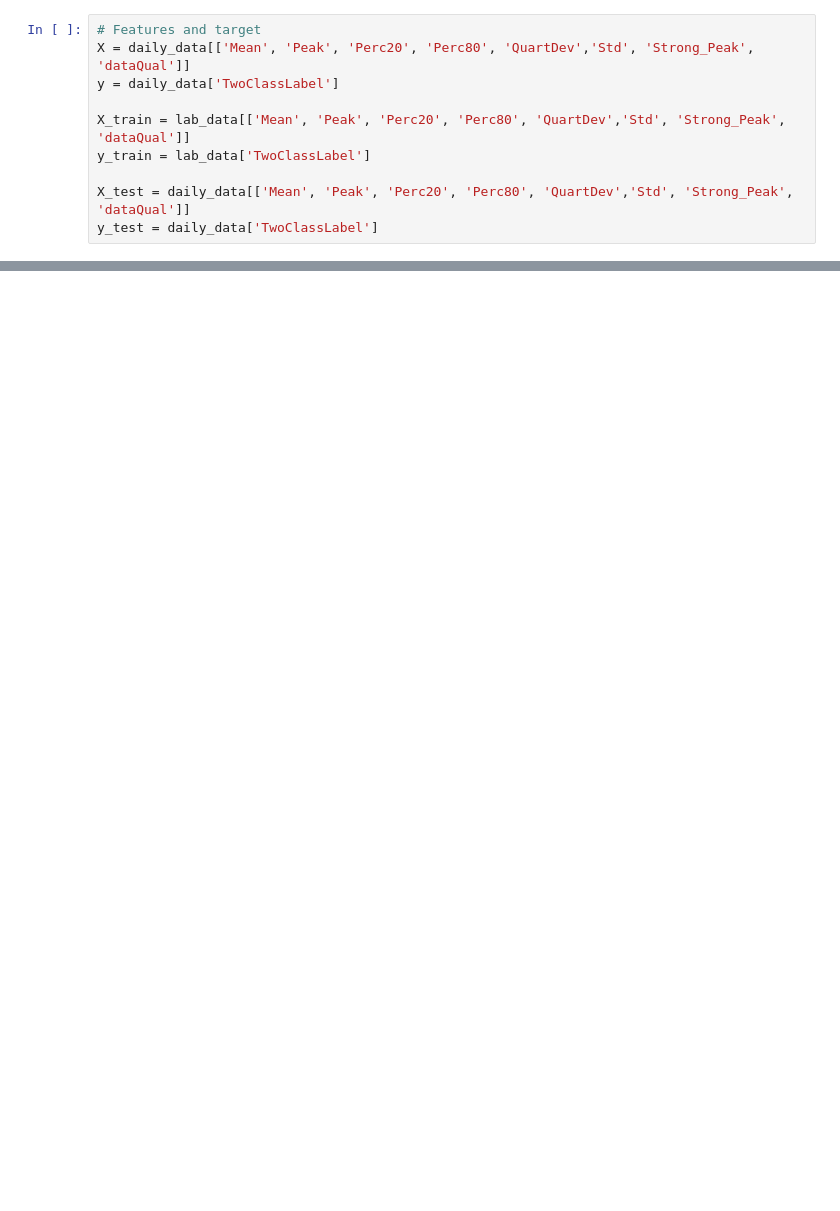
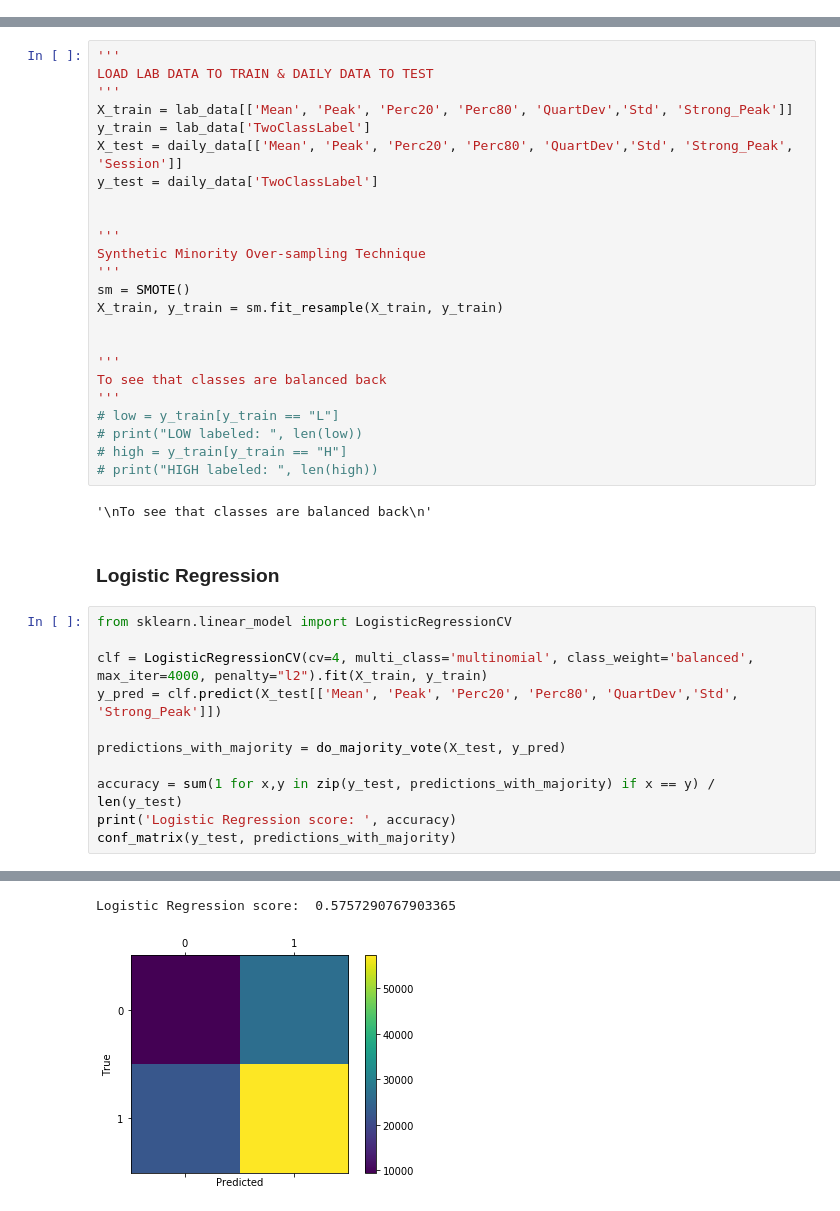
Before and after one commit to abcdrk/stress-detection, a Jupyter notebook: stress-detection.ipynb, the cells around one changed output, grey strips where cells are left out. Cells and saved outputs as stored; diff of their text form; blank space fills up the shorter version.

Commit message:
Apply majority vote for data which is not averaged

```diff
--- a/stress-detection.ipynb
+++ b/stress-detection.ipynb
@@ -61,10 +0,0 @@ print(len(daily_data))
-# %%
-# Features and target
-X = daily_data[['Mean', 'Peak', 'Perc20', 'Perc80', 'QuartDev','Std', 'Strong_Peak', 'dataQual']]
-y = daily_data['TwoClassLabel']
-
-X_train = lab_data[['Mean', 'Peak', 'Perc20', 'Perc80', 'QuartDev','Std', 'Strong_Peak', 'dataQual']]
-y_train = lab_data['TwoClassLabel']
-
-X_test = daily_data[['Mean', 'Peak', 'Perc20', 'Perc80', 'QuartDev','Std', 'Strong_Peak', 'dataQual']]
-y_test = daily_data['TwoClassLabel']
@@ -82,0 +221,40 @@ clf.score(X_test, y_test)
+# %%
+'''
+LOAD LAB DATA TO TRAIN & DAILY DATA TO TEST
+'''
+X_train = lab_data[['Mean', 'Peak', 'Perc20', 'Perc80', 'QuartDev','Std', 'Strong_Peak']]
+y_train = lab_data['TwoClassLabel']
+X_test = daily_data[['Mean', 'Peak', 'Perc20', 'Perc80', 'QuartDev','Std', 'Strong_Peak', 'Session']]
+y_test = daily_data['TwoClassLabel']
+
+
+'''
+Synthetic Minority Over-sampling Technique
+'''
+sm = SMOTE()
+X_train, y_train = sm.fit_resample(X_train, y_train)
+
+
+'''
+To see that classes are balanced back
+'''
+# low = y_train[y_train == "L"]
+# print("LOW labeled: ", len(low))
+# high = y_train[y_train == "H"]
+# print("HIGH labeled: ", len(high))
+# %% [output]
+'\nTo see that classes are balanced back\n'
+# %% [markdown]
+### Logistic Regression
+# %%
+from sklearn.linear_model import LogisticRegressionCV
+
+clf = LogisticRegressionCV(cv=4, multi_class='multinomial', class_weight='balanced', max_iter=4000, penalty="l2").fit(X_train, y_train)
+y_pred = clf.predict(X_test[['Mean', 'Peak', 'Perc20', 'Perc80', 'QuartDev','Std', 'Strong_Peak']])
+
+predictions_with_majority = do_majority_vote(X_test, y_pred)
+
+accuracy = sum(1 for x,y in zip(y_test, predictions_with_majority) if x == y) / len(y_test)
+print('Logistic Regression score: ', accuracy)
+conf_matrix(y_test, predictions_with_majority)
+# %% [output]
@@ -82,0 +270,2 @@ clf.score(X_test, y_test)
+Logistic Regression score:  0.5757290767903365
+[figure, added]
```
Also changed, not shown: parts of 195 cells of this notebook.
